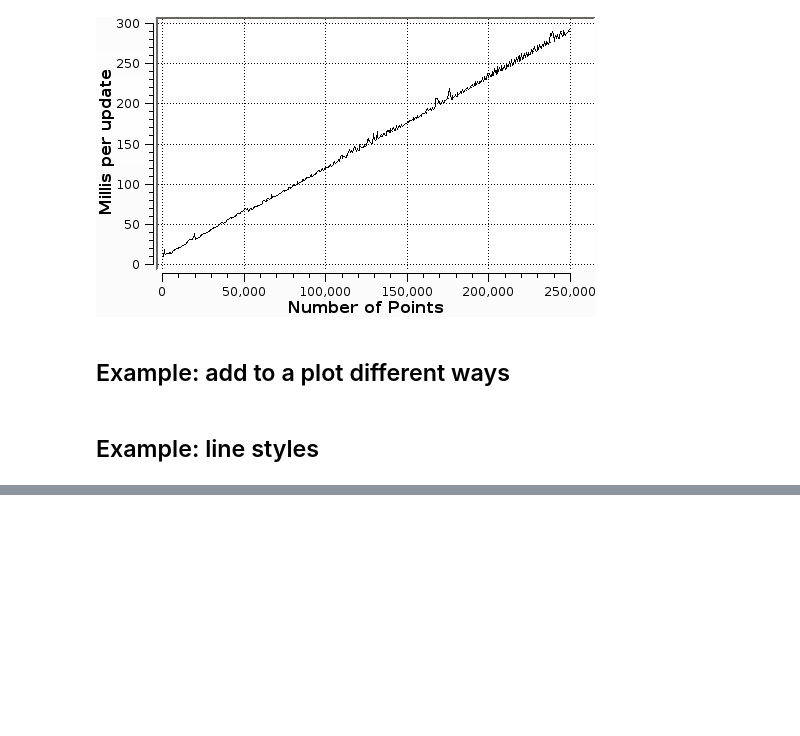
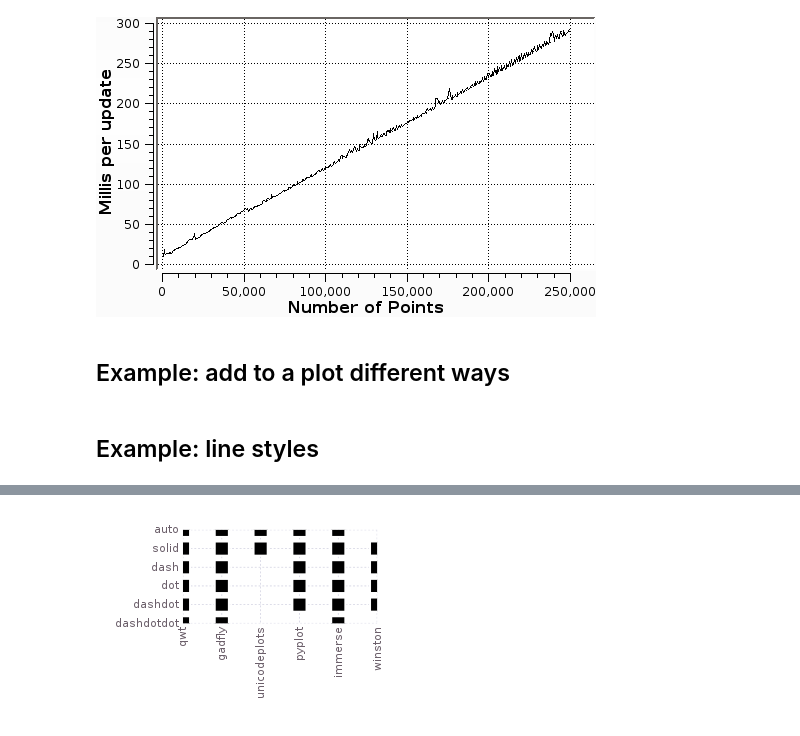
Before and after one commit to JuliaPlots/Plots.jl, a Jupyter notebook: examples/playground.ipynb, the cells around one changed output, grey strips where cells are left out. Cells and saved outputs as stored; diff of their text form; code cells hidden in the pictures; blank space fills up the shorter version.

```diff
--- a/examples/playground.ipynb
+++ b/examples/playground.ipynb
@@ -104,0 +117,4 @@ sort sort! sortrows sortcols sortperm sortperm! SortingAlgorithms Cshort
+# %%
+supportGraph(Plots._allStyles, supportedStyles)
+# %% [output]
+[figure, added]
```
Also changed, not shown: parts of 6 cells of this notebook, 3 other files.
